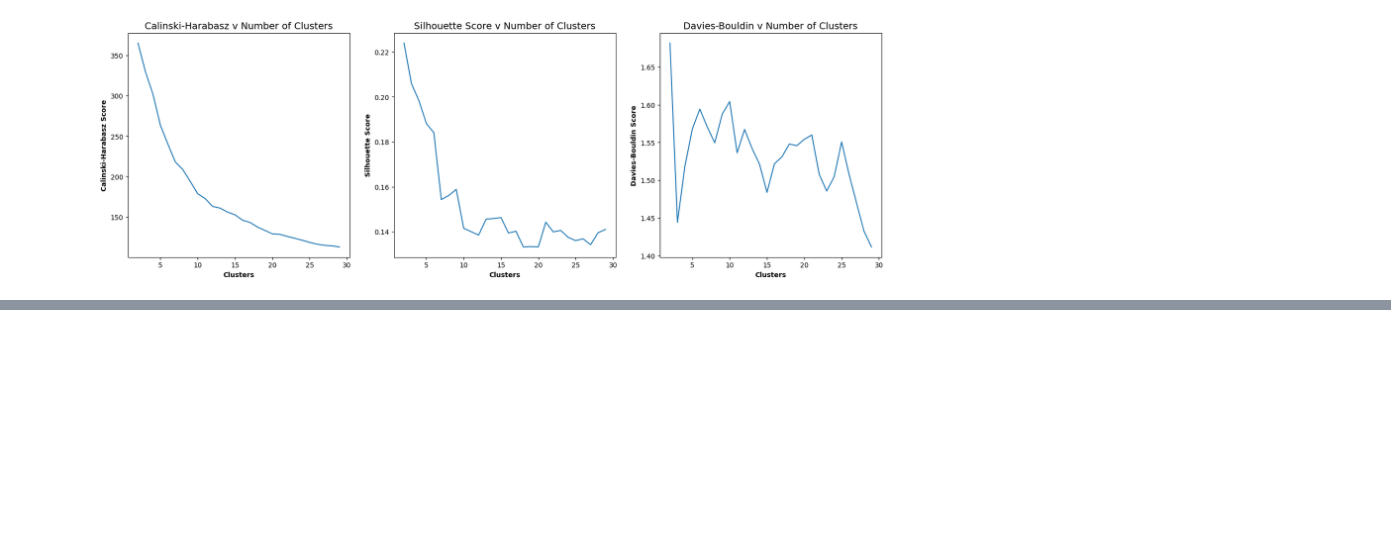
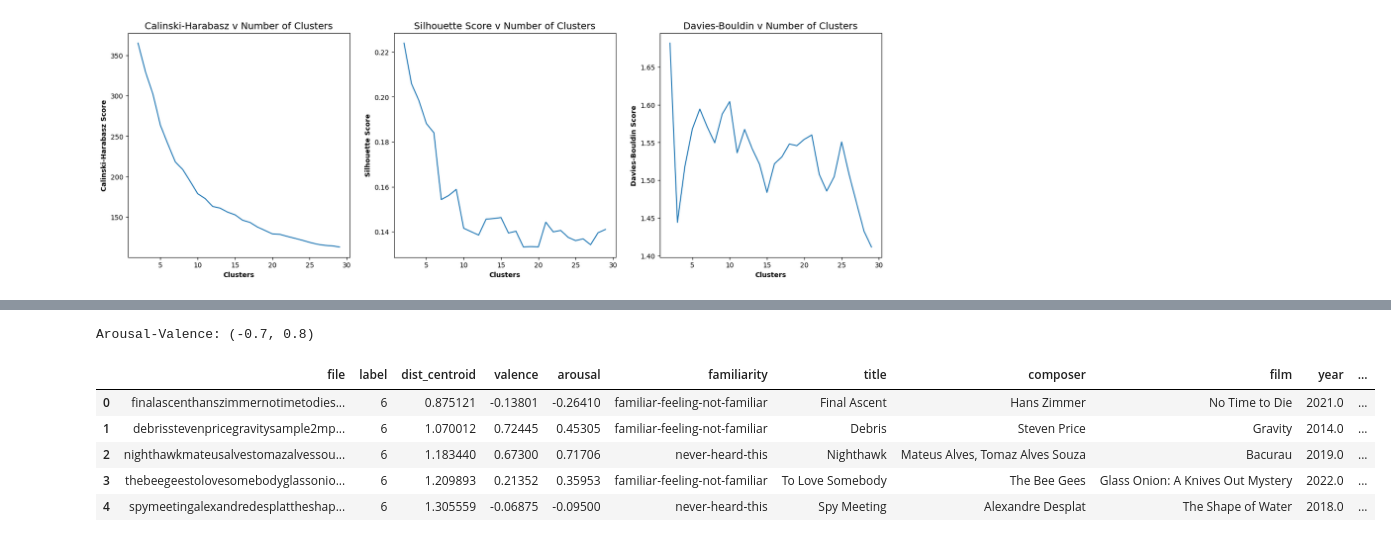
Before and after one commit to Gitbyt3/Music-Deep-Clustering-Thesis, a Jupyter notebook: model_training.ipynb, the cells around one changed output, grey strips where cells are left out. Cells and saved outputs as stored; diff of their text form; code cells hidden in the pictures; blank space fills up the shorter version.

```diff
--- a/model_training.ipynb
+++ b/model_training.ipynb
@@ -15,6 +15,7 @@ from sklearn.mixture import GaussianMixture
 from sklearn.metrics import silhouette_score, davies_bouldin_score, calinski_harabasz_score
 
 pd.set_option('display.max_rows', None)
+pd.set_option('display.max_colwidth', None)
 # %%
 # Make sure you find references for use of features & justification of hyperparameters for music
 
@@ -295,0 +333,10 @@ Component 5 roughly explains 8.020% variance
+# %%
+find_recommendations(cluster_df, cluster_scores)
+# %% [output]
+Arousal-Valence: (-0.7, 0.8)
+|  | file | label | dist_centroid | valence | arousal | familiarity | title | composer | film | year | ... |
+| 0 | finalascenthanszimmernotimetodies... | 6 | 0.875121 | -0.13801 | -0.26410 | familiar-feeling-not-familiar | Final Ascent | Hans Zimmer | No Time to Die | 2021.0 | ... |
+| 1 | debrisstevenpricegravitysample2mp... | 6 | 1.070012 | 0.72445 | 0.45305 | familiar-feeling-not-familiar | Debris | Steven Price | Gravity | 2014.0 | ... |
+| 2 | nighthawkmateusalvestomazalvessou... | 6 | 1.183440 | 0.67300 | 0.71706 | never-heard-this | Nighthawk | Mateus Alves, Tomaz Alves Souza | Bacurau | 2019.0 | ... |
+| 3 | thebeegeestolovesomebodyglassonio... | 6 | 1.209893 | 0.21352 | 0.35953 | familiar-feeling-not-familiar | To Love Somebody | The Bee Gees | Glass Onion: A Knives Out Mystery | 2022.0 | ... |
+| 4 | spymeetingalexandredesplattheshap... | 6 | 1.305559 | -0.06875 | -0.09500 | never-heard-this | Spy Meeting | Alexandre Desplat | The Shape of Water | 2018.0 | ... |
```
Also changed, not shown: parts of 2 cells of this notebook, 12 other files.
